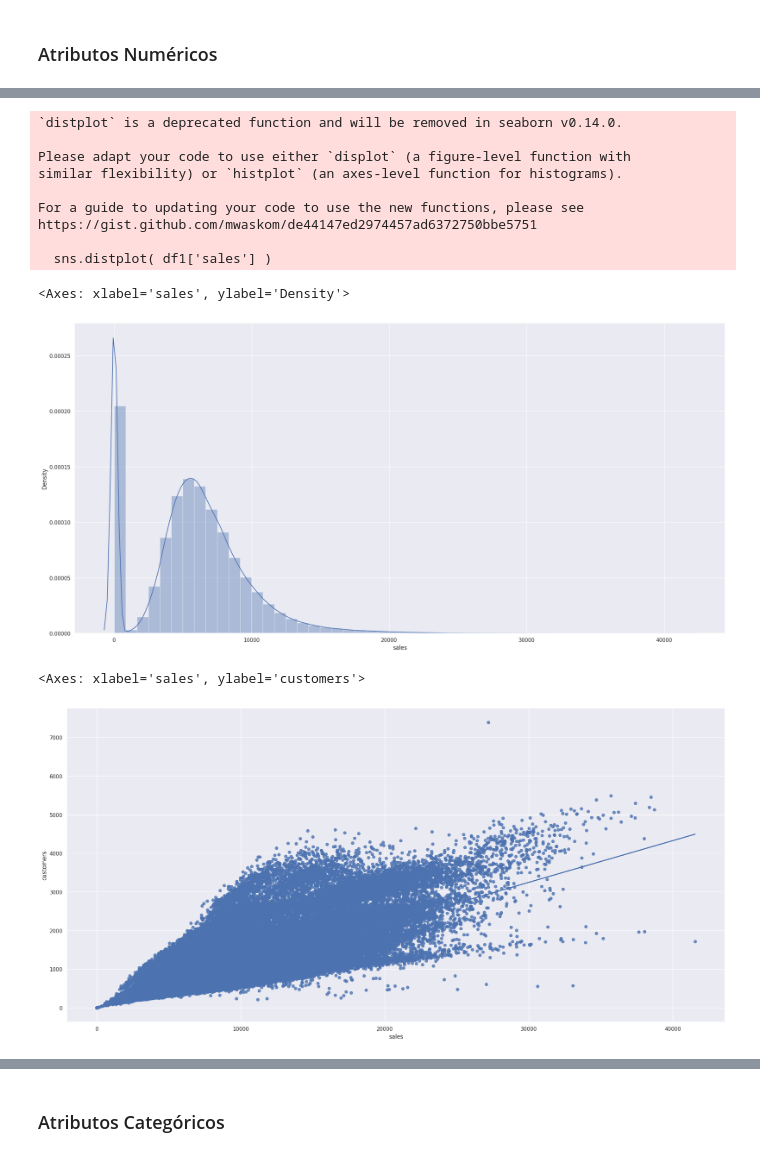
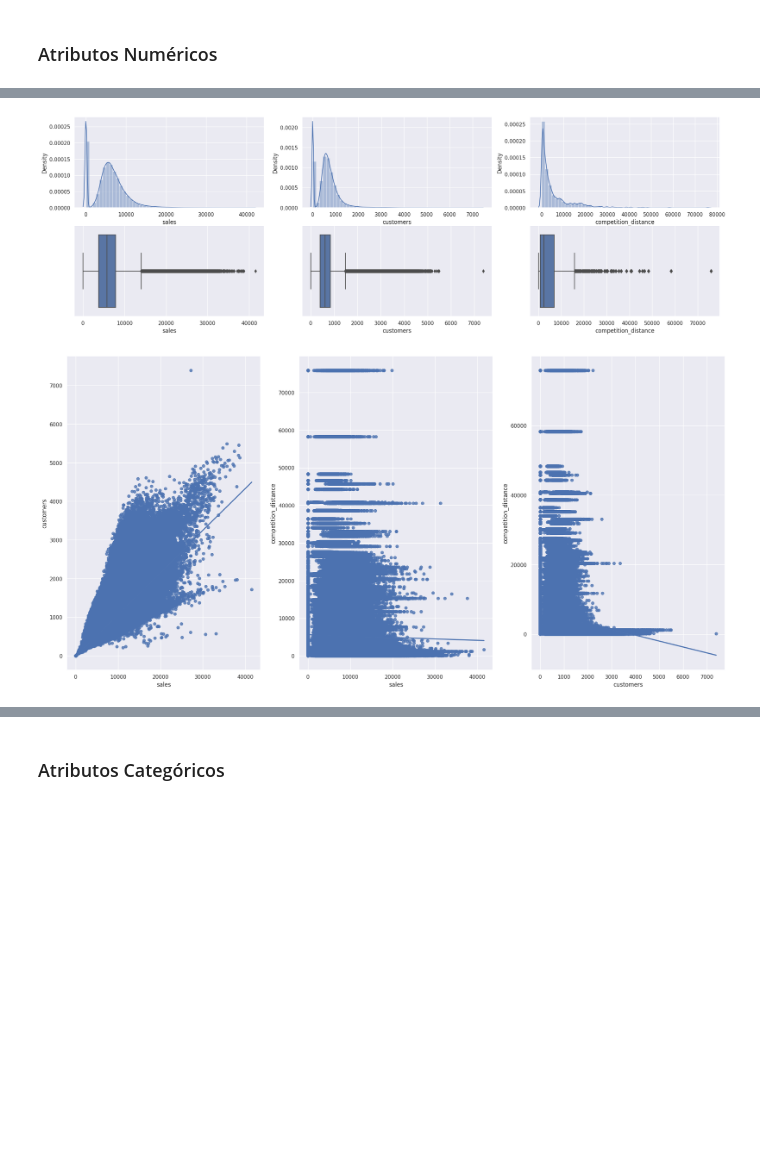
Before and after one commit to ricardosilvabr/rossmann-predict-sales, a Jupyter notebook: notebooks/v1_store_sales_prediction.ipynb, the cells around one changed output, grey strips where cells are left out. Drawn from its saved outputs; the diff is of its cells as text; code cells hidden in the pictures; blank space fills up the shorter version.

```diff
--- a/notebooks/v1_store_sales_prediction.ipynb
+++ b/notebooks/v1_store_sales_prediction.ipynb
@@ -395,21 +432,36 @@ m
 | 1 | customers | 0.0 | 7388.0 | 7388.0 | 633.145946 | 609.0 | 464.411506 | 1.598650 | 7.091773 | 405.0 | ... |
 | 2 | competition_distance | 20.0 | 75860.0 | 75840.0 | 5421.176681 | 2320.0 | 7707.271425 | 2.933327 | 13.038886 | 710.0 | ... |
 # %%
-sns.distplot( df1['sales'] )
+plt.subplot(3, 3, 1)
+sns.distplot( df1['sales'] );
+
+plt.subplot(3, 3, 2)
+sns.distplot( df1['customers'] );
+
+plt.subplot(3, 3, 3)
+sns.distplot( df1['competition_distance'] );
+
+plt.subplot(3, 3, 4)
+sns.boxplot(x=df1['sales']);
+
+plt.subplot(3, 3, 5)
+sns.boxplot(x=df1['customers']);
+
+plt.subplot(3, 3, 6)
+sns.boxplot(x=df1['competition_distance']);
+
+
+# sns.regplot(x=df1["sales"], y=df1["customers"])
 # %% [output]
-`distplot` is a deprecated function and will be removed in seaborn v0.14.0.
-
-Please adapt your code to use either `displot` (a figure-level function with
-similar flexibility) or `histplot` (an axes-level function for histograms).
-
-For a guide to updating your code to use the new functions, please see
-https://gist.github.com/mwaskom/de44147ed2974457ad6372750bbe5751
-
-  sns.distplot( df1['sales'] )
-<Axes: xlabel='sales', ylabel='Density'>
-[figure, old version]
+[figure, new version]
 # %%
-sns.regplot(x=df1["sales"], y=df1["customers"])
+plt.subplot(1, 3, 1)
+sns.regplot(x=df1["sales"], y=df1["customers"]);
+
+plt.subplot(1, 3, 2)
+sns.regplot(x=df1["sales"], y=df1["competition_distance"]);
+
+plt.subplot(1, 3, 3)
+sns.regplot(x=df1["customers"], y=df1["competition_distance"]);
 # %% [output]
-<Axes: xlabel='sales', ylabel='customers'>
-[figure, old version]
+[figure, new version]
```
Also changed, not shown: parts of 16 cells of this notebook, 2 other files.
